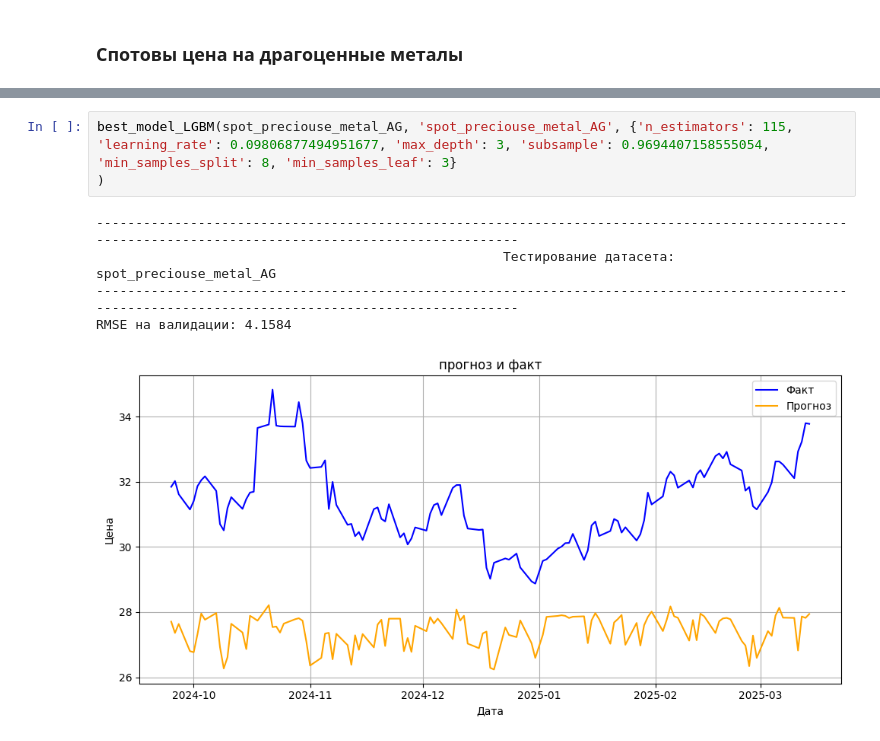
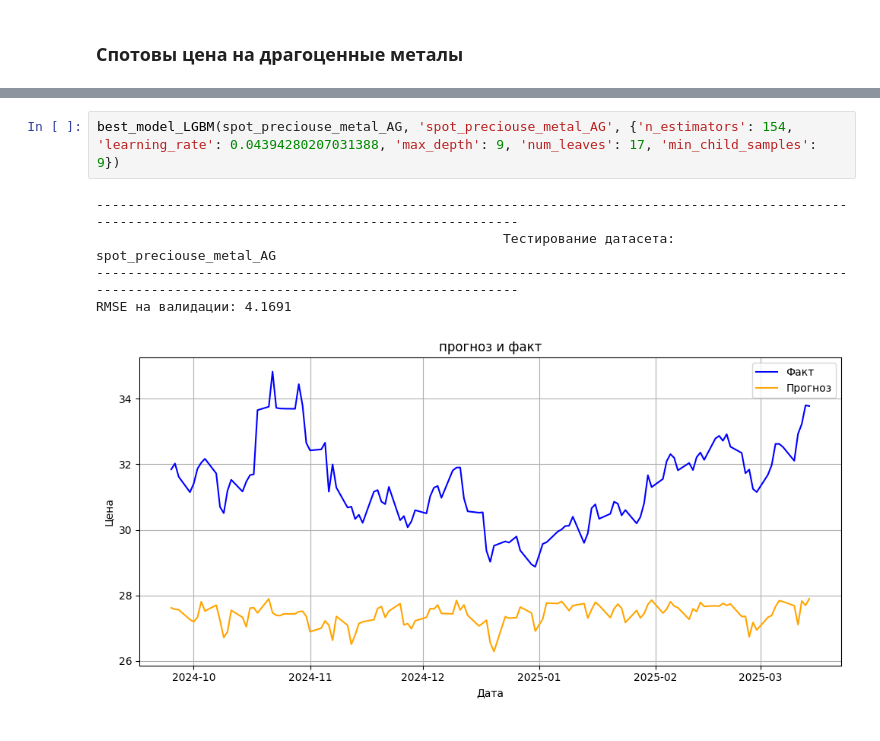
Before and after one commit to DanyaSH759/Forecasting_the_Value_of_Financial_Assets, a Jupyter notebook: jupyter_app/notebooks/Research_predict_of_financial_assets/Part 5. final test.ipynb, the cells around one changed output, grey strips where cells are left out. Saved outputs shown, nothing was run; the diff lists cells and outputs as text.

```diff
--- a/jupyter_app/notebooks/Research_predict_of_financial_assets/Part 5. final test.ipynb
+++ b/jupyter_app/notebooks/Research_predict_of_financial_assets/Part 5. final test.ipynb
@@ -218,9 +216,8 @@ RMSE на валидации: 745.7594
 # %%
-best_model_LGBM(spot_preciouse_metal_AG, 'spot_preciouse_metal_AG', {'n_estimators': 115, 'learning_rate': 0.09806877494951677, 'max_depth': 3, 'subsample': 0.9694407158555054, 'min_samples_split': 8, 'min_samples_leaf': 3}
-)
+best_model_LGBM(spot_preciouse_metal_AG, 'spot_preciouse_metal_AG', {'n_estimators': 154, 'learning_rate': 0.04394280207031388, 'max_depth': 9, 'num_leaves': 17, 'min_child_samples': 9})
 # %% [output]
 ------------------------------------------------------------------------------------------------------------------------------------------------------
                                                     Тестирование датасета: spot_preciouse_metal_AG
 ------------------------------------------------------------------------------------------------------------------------------------------------------
-RMSE на валидации: 4.1584
+RMSE на валидации: 4.1691
-[figure, old version]
+[figure, new version]
```
Also changed, not shown: parts of 11 cells of this notebook, 5 other files.
